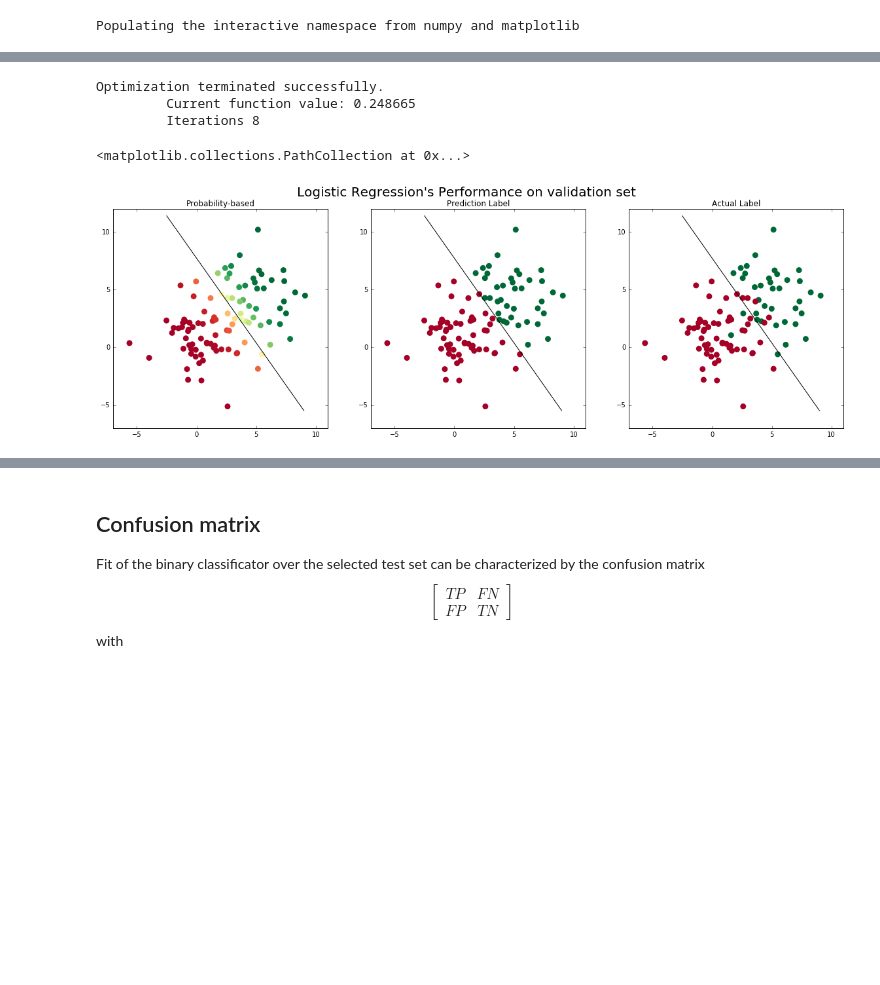
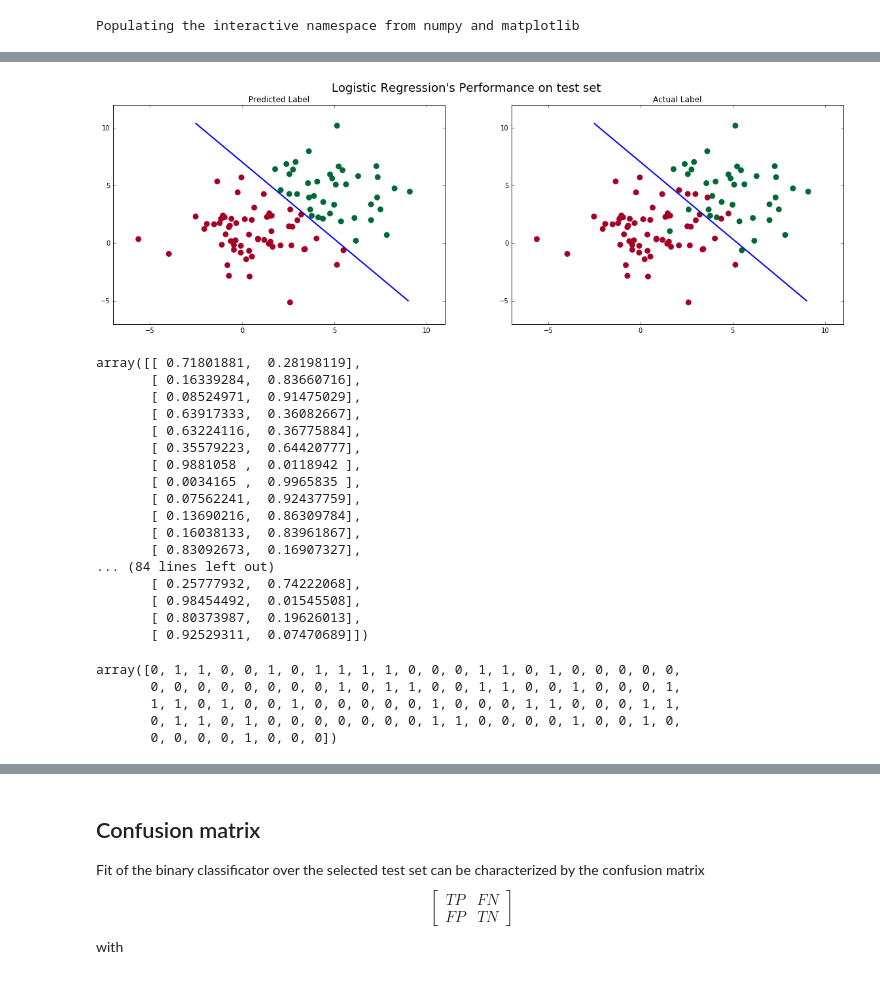
Before and after one commit to Fomyther/ADS_2016, a Jupyter notebook: Lab/Session 8.ipynb, the cells around one changed output, grey strips where cells are left out. Cells and saved outputs as stored; diff of their text form; code cells hidden in the pictures; blank space fills up the shorter version.

```diff
--- a/Lab/Session 8.ipynb
+++ b/Lab/Session 8.ipynb
@@ -100,34 +103,56 @@ for i, c in enumerate(center):
 # %%
-train = pd.DataFrame({'label':label[:n],'x':x[:n],'y':y[:n]})
-test = pd.DataFrame({'label':label[n:],'x':x[n:],'y':y[n:]})
-
 #learn logistic regression over the training sample
-logit = smf.logit('label ~ x + y', data = train).fit()
+logit = LogisticRegression()
+logit.fit(np.c_[x[:n], y[:n]],label[:n])
 
 #apply to the validation sample
-logPred = logit.predict(test)
-labelPred = logPred > 0.5
+labelPred = logit.predict(np.c_[x[n:], y[n:]])
+#labelPred = logPred > 0.5
 labelActual = label[n:]
 
-#visualize the probabilities
+fig2 = plt.figure(figsize = (20,6))
+plt.suptitle("Logistic Regression's Performance on test set", fontsize = 18)
+ax1, ax2 = fig2.add_subplot(121), fig2.add_subplot(122)
+
+#decision boundary
 xplot = np.linspace(-2.5,9,200)
-yplot = -(logit.params[0] + logit.params[1]*xplot)/logit.params[2]
+yplot = -(logit.intercept_[0] + logit.coef_[0][0]*xplot)/logit.coef_[0][1]
+ax1.plot(xplot,yplot,lw = 2)
+ax2.plot(xplot,yplot,lw = 2)
 
-fig2 = plt.figure(figsize = (20,6))
-plt.suptitle("Logistic Regression's Performance on validation set", fontsize = 20)
-ax1, ax2, ax3 = fig2.add_subplot(131), fig2.add_subplot(132), fig2.add_subplot(133)
-ax1.plot(xplot,yplot,'k')
-ax2.plot(xplot,yplot,'k')
-ax3.plot(xplot,yplot,'k')
-ax1.set(title='Probability-based', xlim = [-7,11], ylim = [-7,12])
-ax2.set(title='Prediction Label', xlim = [-7,11], ylim = [-7,12])
-ax3.set(title='Actual Label', xlim = [-7,11], ylim = [-7,12])
-ax1.scatter(x[n:], y[n:], lw = 0, s = 80, c = logPred)   # Predicted values (continuous probability)
-ax2.scatter(x[n:], y[n:], lw = 0, s = 80, c = labelPred)  # Binary visualization
-ax3.scatter(x[n:], y[n:], lw = 0, s = 80, c = labelActual)   # Actual values
+ax1.set(title='Predicted Label', xlim = [-7,11], ylim = [-7,12])
+ax2.set(title='Actual Label', xlim = [-7,11], ylim = [-7,12])
+ax1.scatter(x[n:], y[n:], lw = 0, s = 80, c = labelPred)
+ax2.scatter(x[n:], y[n:], lw = 0, s = 80, c = labelActual)
+plt.show()
 # %% [output]
-Optimization terminated successfully.
-         Current function value: 0.248665
-         Iterations 8
-<matplotlib.collections.PathCollection at 0x...>
-[figure, old version]
+[figure, new version]
+# %%
+logitProbability = logit.predict_proba(np.c_[x[:n], y[:n]])
+logitProbability
+# %% [output]
+array([[ 0.71801881,  0.28198119],
+       [ 0.16339284,  0.83660716],
+       [ 0.08524971,  0.91475029],
+       [ 0.63917333,  0.36082667],
+       [ 0.63224116,  0.36775884],
+       [ 0.35579223,  0.64420777],
+       [ 0.9881058 ,  0.0118942 ],
+       [ 0.0034165 ,  0.9965835 ],
+       [ 0.07562241,  0.92437759],
+       [ 0.13690216,  0.86309784],
+       [ 0.16038133,  0.83961867],
+       [ 0.83092673,  0.16907327],
+... (84 lines left out)
+       [ 0.25777932,  0.74222068],
+       [ 0.98454492,  0.01545508],
+       [ 0.80373987,  0.19626013],
+       [ 0.92529311,  0.07470689]])
+# %%
+logitProbability.argmax(1)
+# %% [output]
+array([0, 1, 1, 0, 0, 1, 0, 1, 1, 1, 1, 0, 0, 0, 1, 1, 0, 1, 0, 0, 0, 0, 0,
+       0, 0, 0, 0, 0, 0, 0, 0, 1, 0, 1, 1, 0, 0, 1, 1, 0, 0, 1, 0, 0, 0, 1,
+       1, 1, 0, 1, 0, 0, 1, 0, 0, 0, 0, 0, 1, 0, 0, 0, 1, 1, 0, 0, 0, 1, 1,
+       0, 1, 1, 0, 1, 0, 0, 0, 0, 0, 0, 0, 1, 1, 0, 0, 0, 0, 1, 0, 0, 1, 0,
+       0, 0, 0, 0, 1, 0, 0, 0])
```
Also changed, not shown: parts of 16 cells of this notebook.
